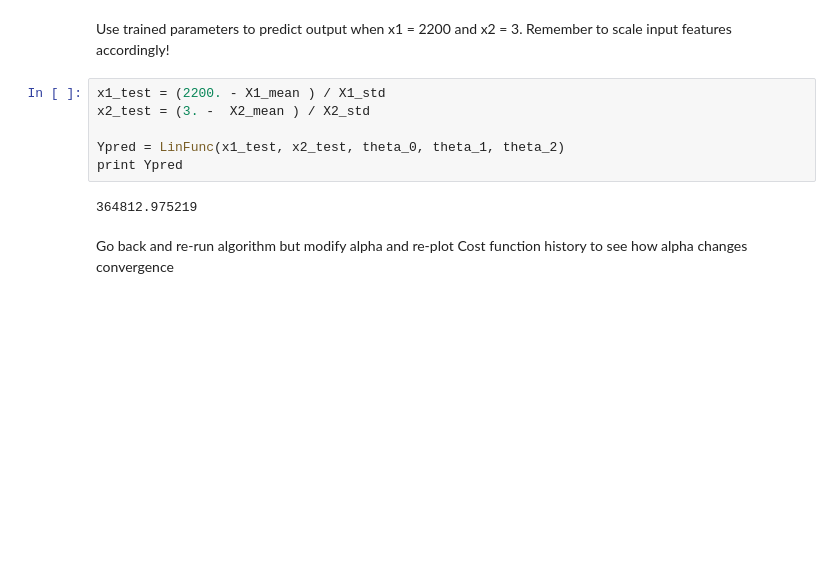
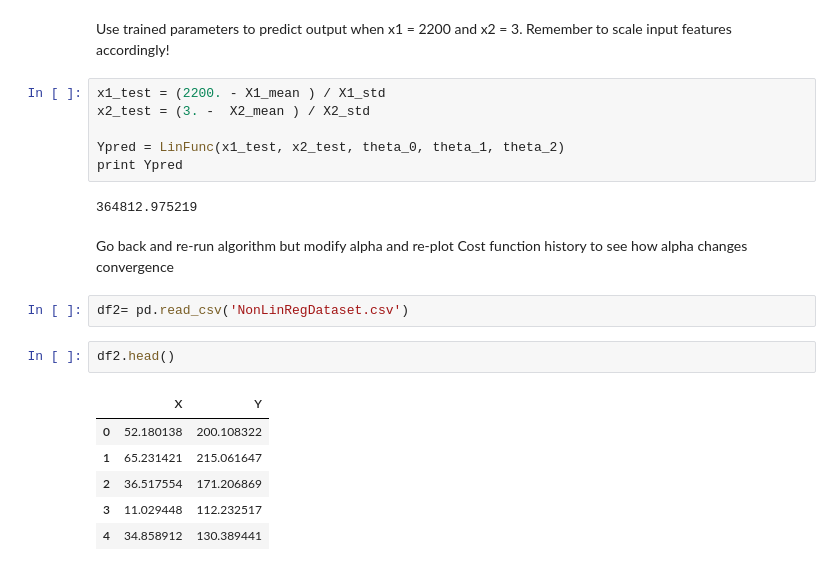
Before and after one commit to dwpsutton/ASI_excercises, a Jupyter notebook: ML/Linear Regression with Multiple Features.ipynb, the cells around one changed output. Drawn from its saved outputs; the diff is of its cells as text; blank space fills up the shorter version.

```diff
--- a/ML/Linear Regression with Multiple Features.ipynb
+++ b/ML/Linear Regression with Multiple Features.ipynb
@@ -147,3 +147,14 @@ print Ypred
 364812.975219
 # %% [markdown]
 Go back and re-run algorithm but modify alpha and re-plot Cost function history to see how alpha changes convergence
+# %%
+df2= pd.read_csv('NonLinRegDataset.csv')
+# %%
+df2.head()
+# %% [output]
+|  | X | Y |
+| 0 | 52.180138 | 200.108322 |
+| 1 | 65.231421 | 215.061647 |
+| 2 | 36.517554 | 171.206869 |
+| 3 | 11.029448 | 112.232517 |
+| 4 | 34.858912 | 130.389441 |
```
Also changed, not shown: parts of 7 cells of this notebook.
